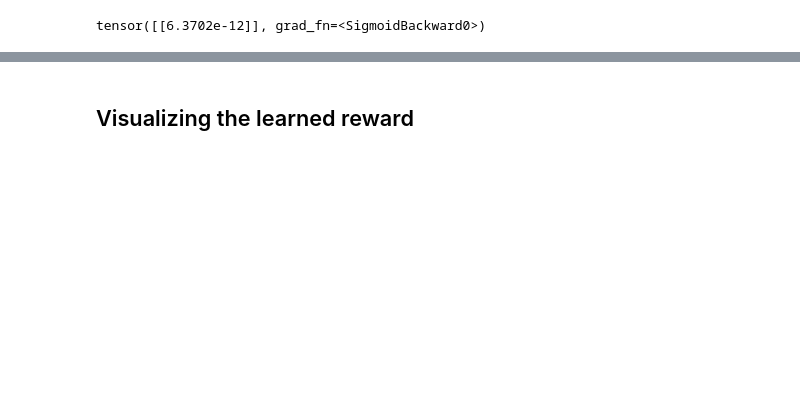
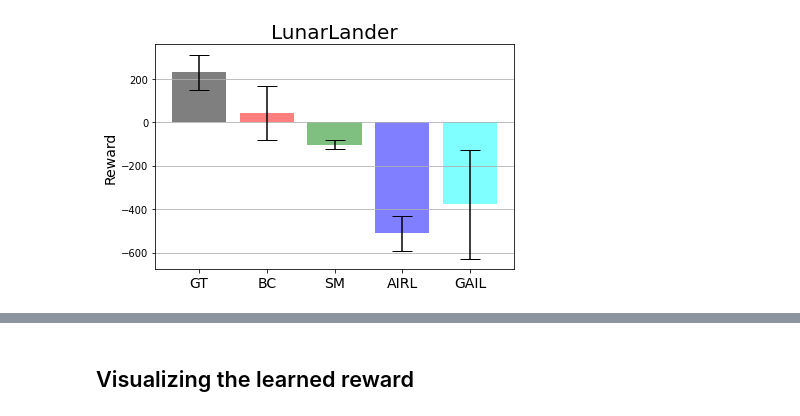
Before and after one commit to lilygoli/ScoreMatchingIRL, a Jupyter notebook: Score_matching_MaxEnt_IRL.ipynb, the cells around one changed output, grey strips where cells are left out. Drawn from its saved outputs; the diff is of its cells as text; code cells hidden in the pictures; blank space fills up the shorter version.

```diff
--- a/Score_matching_MaxEnt_IRL.ipynb
+++ b/Score_matching_MaxEnt_IRL.ipynb
@@ -218,4 +1,27 @@ for epoch in range(epochs):
-# %%
-my_reward(torch.ones((1, 4)))
-# %% [output]
-tensor([[6.3702e-12]], grad_fn=<SigmoidBackward0>)
+# %%
+# Create lists for the plot
+materials = ['GT',  'BC', 'SM', 'AIRL', 'GAIL']
+x_pos = np.arange(len(materials))
+means = [229.04, 41.27, -102.60,  -511.83, -377.50]
+error = [82.01, 124.65, 21.25,  82.06, 249.84]
+
+# Build the plot
+fig, ax = plt.subplots()
+ax.bar(x_pos, means, yerr=error, align='center', alpha=0.5, capsize=10, color=['black', 'red', 'green', 'blue', 'cyan'])
+ax.set_ylabel('Reward')
+ax.set_xticks(x_pos)
+ax.set_xticklabels(materials)
+ax.set_title('LunarLander')
+ax.yaxis.grid(True)
+
+ax.xaxis.set_tick_params(labelsize=14)
+ax.yaxis.label.set_fontsize(14)
+ax.title.set_fontsize(20)
+
+
+# Save the figure and show
+plt.tight_layout()
+plt.savefig('bar_plot_with_error_bars.png')
+plt.show()
+# %% [output]
+[figure, added]
```
Also changed, not shown: parts of 129 cells of this notebook.
